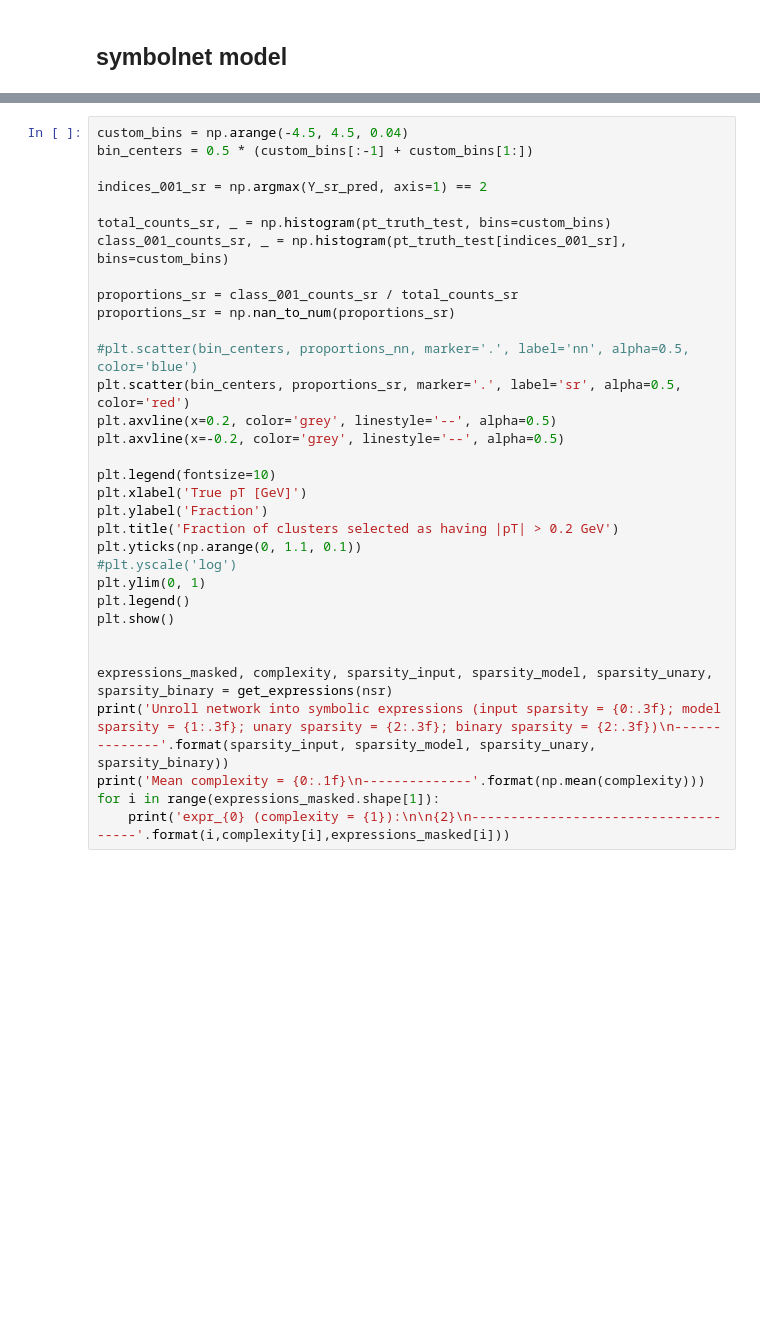
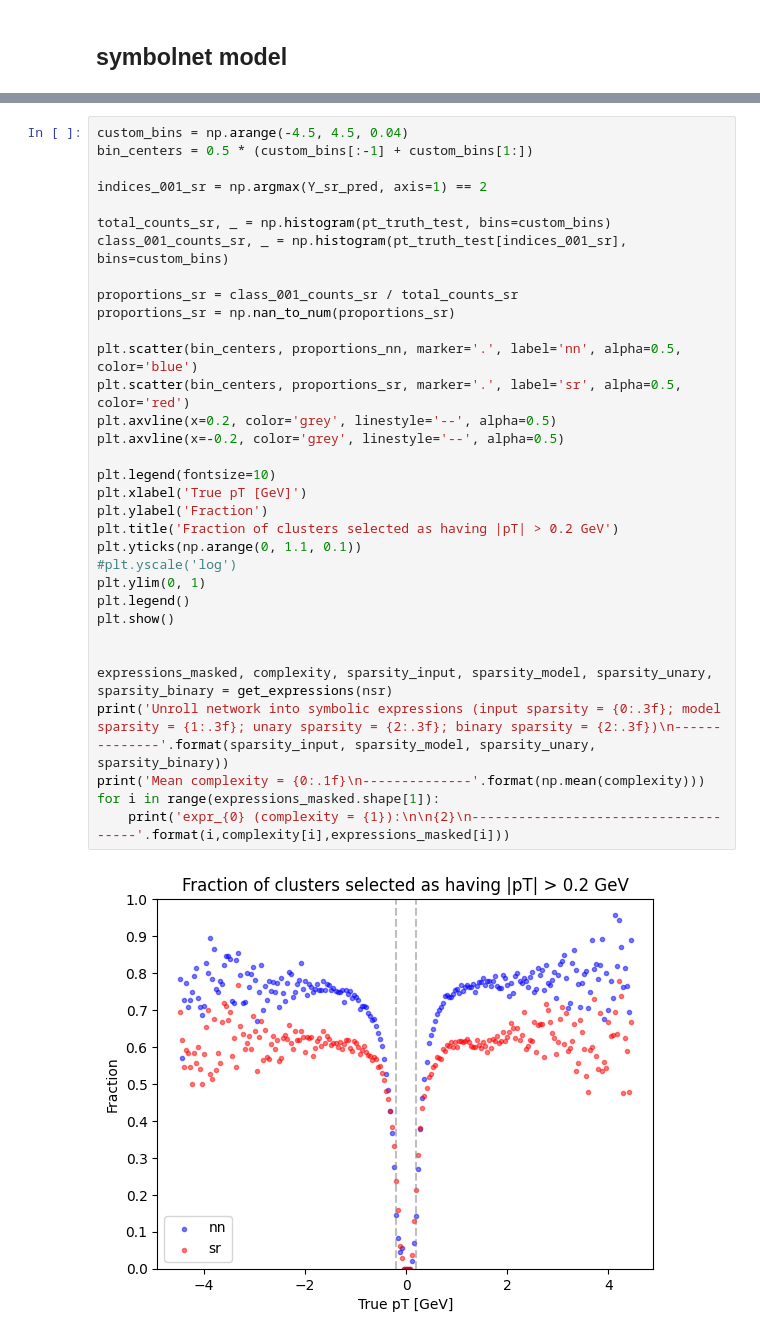
Before and after one commit to hftsoi/smart-pixels, a Jupyter notebook: smart_pixels.ipynb, the cells around one changed output, grey strips where cells are left out. Saved outputs shown, nothing was run; the diff lists cells and outputs as text; blank space fills up the shorter version.

```diff
--- a/smart_pixels.ipynb
+++ b/smart_pixels.ipynb
@@ -229,31 +323,33 @@ custom_bins = np.arange(-4.5, 4.5, 0.04)
 bin_centers = 0.5 * (custom_bins[:-1] + custom_bins[1:])
 
 indices_001_sr = np.argmax(Y_sr_pred, axis=1) == 2
 
 total_counts_sr, _ = np.histogram(pt_truth_test, bins=custom_bins)
 class_001_counts_sr, _ = np.histogram(pt_truth_test[indices_001_sr], bins=custom_bins)
 
 proportions_sr = class_001_counts_sr / total_counts_sr
 proportions_sr = np.nan_to_num(proportions_sr)
 
-#plt.scatter(bin_centers, proportions_nn, marker='.', label='nn', alpha=0.5, color='blue')
+plt.scatter(bin_centers, proportions_nn, marker='.', label='nn', alpha=0.5, color='blue')
 plt.scatter(bin_centers, proportions_sr, marker='.', label='sr', alpha=0.5, color='red')
 plt.axvline(x=0.2, color='grey', linestyle='--', alpha=0.5)
 plt.axvline(x=-0.2, color='grey', linestyle='--', alpha=0.5)
 
 plt.legend(fontsize=10)
 plt.xlabel('True pT [GeV]')
 plt.ylabel('Fraction')
 plt.title('Fraction of clusters selected as having |pT| > 0.2 GeV')
 plt.yticks(np.arange(0, 1.1, 0.1))
 #plt.yscale('log')
 plt.ylim(0, 1)
 plt.legend()
 plt.show()
 
 
 expressions_masked, complexity, sparsity_input, sparsity_model, sparsity_unary, sparsity_binary = get_expressions(nsr)
 print('Unroll network into symbolic expressions (input sparsity = {0:.3f}; model sparsity = {1:.3f}; unary sparsity = {2:.3f}; binary sparsity = {2:.3f})\n--------------'.format(sparsity_input, sparsity_model, sparsity_unary, sparsity_binary))
 print('Mean complexity = {0:.1f}\n--------------'.format(np.mean(complexity)))
 for i in range(expressions_masked.shape[1]):
     print('expr_{0} (complexity = {1}):\n\n{2}\n-------------------------------------'.format(i,complexity[i],expressions_masked[i]))
+# %% [output]
+[figure, added]
```
Also changed, not shown: parts of 7 cells of this notebook.
